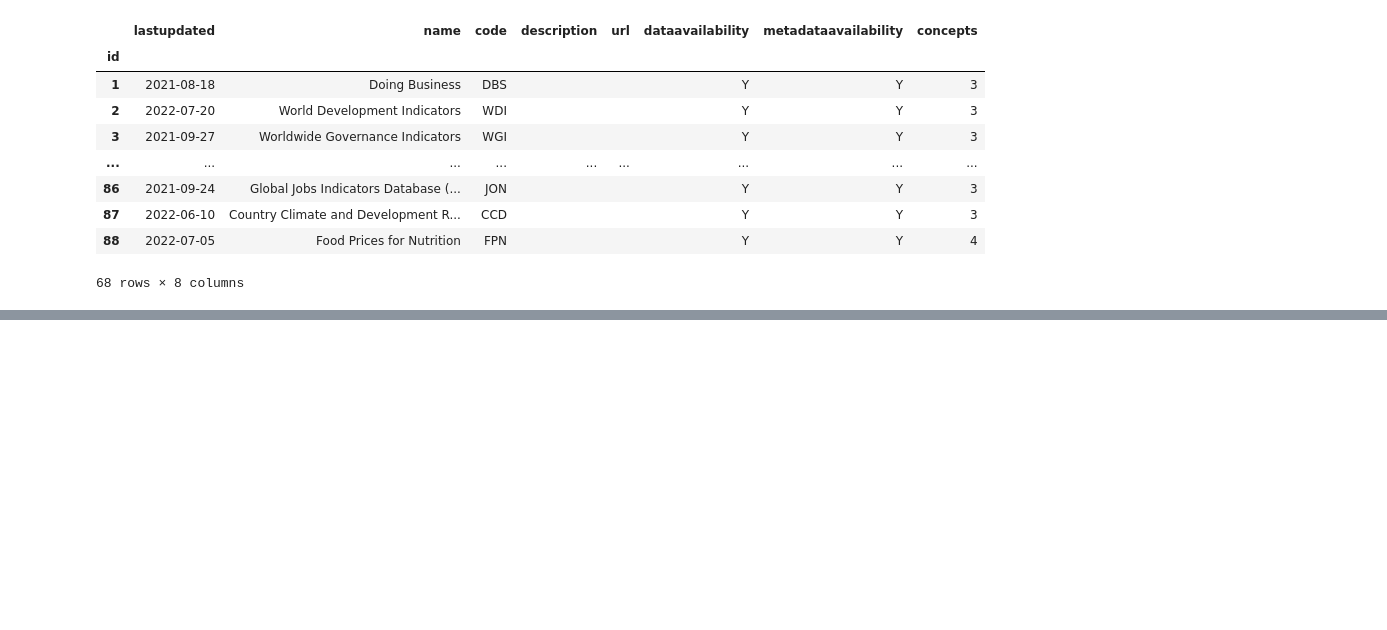
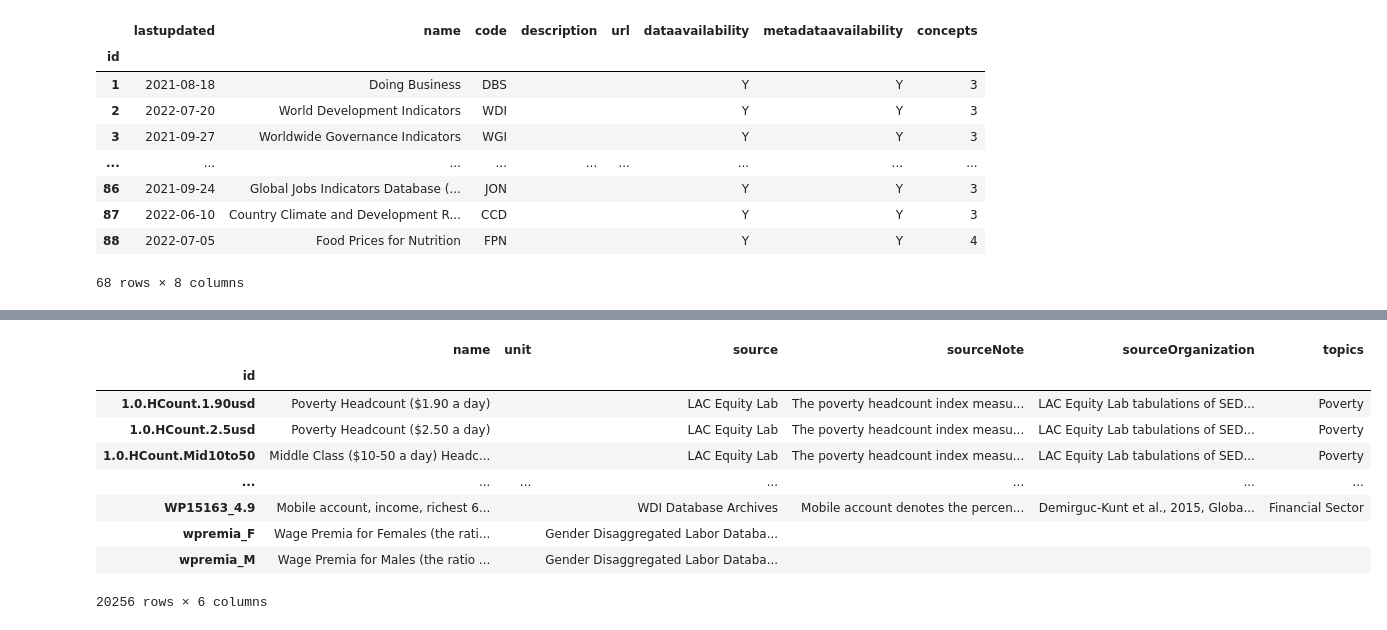
Before and after one commit to enginabdan/1_Github, a Jupyter notebook: 00_DATA_SCRAPE/05_Worl_Bank_Data_Scrap/World_Bank_Data_Scrap.ipynb, the cells around one changed output, grey strips where cells are left out. Cells and saved outputs as stored; diff of their text form; code cells hidden in the pictures; blank space fills up the shorter version.

```diff
--- a/00_DATA_SCRAPE/05_Worl_Bank_Data_Scrap/World_Bank_Data_Scrap.ipynb
+++ b/00_DATA_SCRAPE/05_Worl_Bank_Data_Scrap/World_Bank_Data_Scrap.ipynb
@@ -33,0 +102,13 @@ wb.get_sources()
+# %%
+wb.get_indicators()
+# %% [output]
+|  | name | unit | source | sourceNote | sourceOrganization | topics |
+| id |  |  |  |  |  |  |
+| 1.0.HCount.1.90usd | Poverty Headcount ($1.90 a day) |  | LAC Equity Lab | The poverty headcount index measu... | LAC Equity Lab tabulations of SED... | Poverty |
+| 1.0.HCount.2.5usd | Poverty Headcount ($2.50 a day) |  | LAC Equity Lab | The poverty headcount index measu... | LAC Equity Lab tabulations of SED... | Poverty |
+| 1.0.HCount.Mid10to50 | Middle Class ($10-50 a day) Headc... |  | LAC Equity Lab | The poverty headcount index measu... | LAC Equity Lab tabulations of SED... | Poverty |
+| ... | ... | ... | ... | ... | ... | ... |
+| WP15163_4.9 | Mobile account, income, richest 6... |  | WDI Database Archives | Mobile account denotes the percen... | Demirguc-Kunt et al., 2015, Globa... | Financial Sector |
+| wpremia_F | Wage Premia for Females (the rati... |  | Gender Disaggregated Labor Databa... |  |  |  |
+| wpremia_M | Wage Premia for Males (the ratio ... |  | Gender Disaggregated Labor Databa... |  |  |  |
+20256 rows × 6 columns
```
Also changed, not shown: parts of 12 cells of this notebook.
